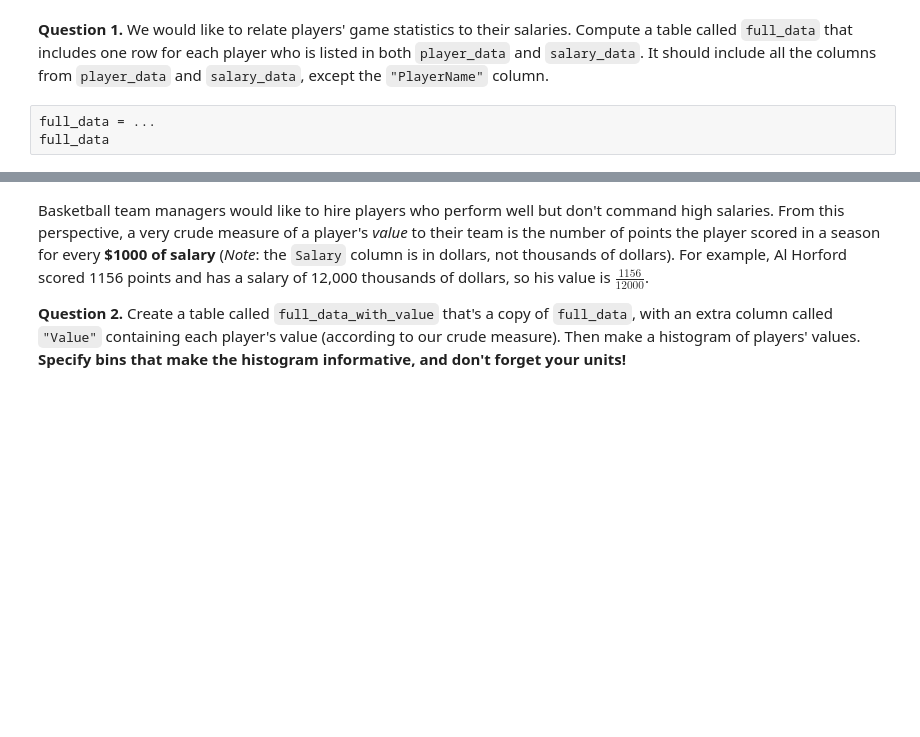
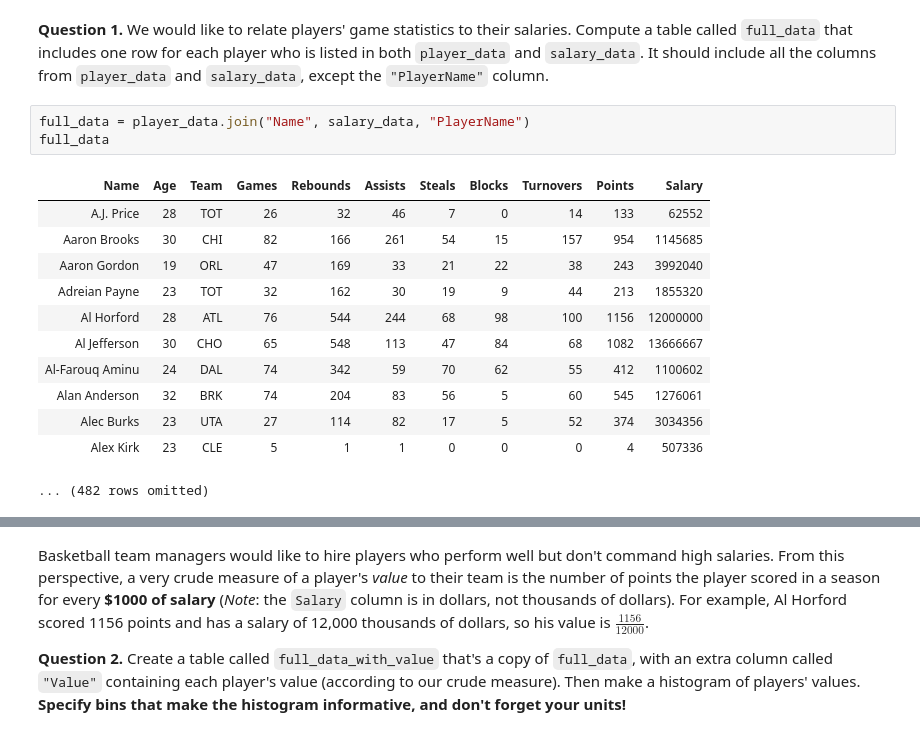
Before and after one commit to ferpart/data_science, a Jupyter notebook: homeworks/hw04/hw04.ipynb, the cells around one changed output, grey strips where cells are left out. Saved outputs shown, nothing was run; the diff lists cells and outputs as text; blank space fills up the shorter version.

```diff
--- a/homeworks/hw04/hw04.ipynb
+++ b/homeworks/hw04/hw04.ipynb
@@ -38,7 +63,20 @@ salary_data.show(3)
 # %% [markdown]
 **Question 1.** We would like to relate players' game statistics to their salaries.  Compute a table called `full_data` that includes one row for each player who is listed in both `player_data` and `salary_data`.  It should include all the columns from `player_data` and `salary_data`, except the `"PlayerName"` column.
-# %%
-full_data = ...
-full_data
+# %%
+full_data = player_data.join("Name", salary_data, "PlayerName")
+full_data
+# %% [output]
+| Name | Age | Team | Games | Rebounds | Assists | Steals | Blocks | Turnovers | Points | Salary |
+| A.J. Price | 28 | TOT | 26 | 32 | 46 | 7 | 0 | 14 | 133 | 62552 |
+| Aaron Brooks | 30 | CHI | 82 | 166 | 261 | 54 | 15 | 157 | 954 | 1145685 |
+| Aaron Gordon | 19 | ORL | 47 | 169 | 33 | 21 | 22 | 38 | 243 | 3992040 |
+| Adreian Payne | 23 | TOT | 32 | 162 | 30 | 19 | 9 | 44 | 213 | 1855320 |
+| Al Horford | 28 | ATL | 76 | 544 | 244 | 68 | 98 | 100 | 1156 | 12000000 |
+| Al Jefferson | 30 | CHO | 65 | 548 | 113 | 47 | 84 | 68 | 1082 | 13666667 |
+| Al-Farouq Aminu | 24 | DAL | 74 | 342 | 59 | 70 | 62 | 55 | 412 | 1100602 |
+| Alan Anderson | 32 | BRK | 74 | 204 | 83 | 56 | 5 | 60 | 545 | 1276061 |
+| Alec Burks | 23 | UTA | 27 | 114 | 82 | 17 | 5 | 52 | 374 | 3034356 |
+| Alex Kirk | 23 | CLE | 5 | 1 | 1 | 0 | 0 | 0 | 4 | 507336 |
+... (482 rows omitted)
 # %%
 _ = ok.grade('q1_1')
```
Also changed, not shown: parts of 44 cells of this notebook.
